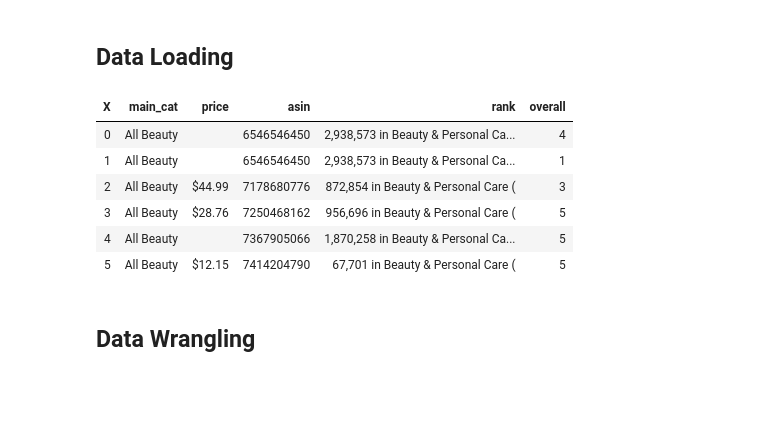
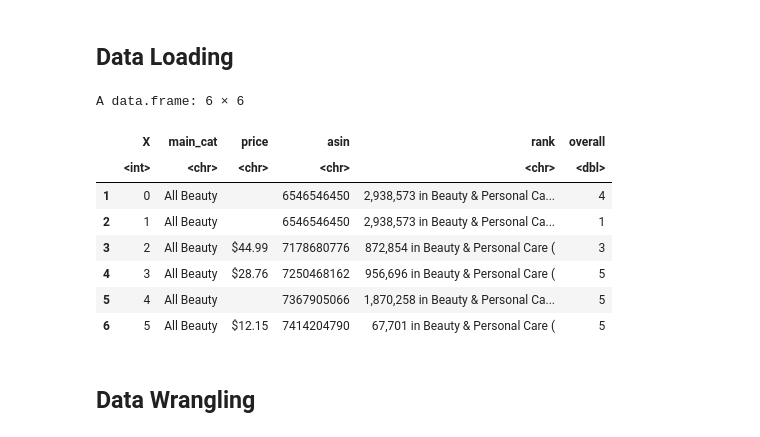
Before and after one commit to anhndq01/ECON-326-Project, a Jupyter notebook: Final_Project_v1_notebook.ipynb, the cells around one changed output. Saved outputs shown, nothing was run; the diff lists cells and outputs as text; code cells hidden in the pictures; blank space fills up the shorter version.

```diff
--- a/Final_Project_v1_notebook.ipynb
+++ b/Final_Project_v1_notebook.ipynb
@@ -34,16 +34,18 @@ The following object is masked from 'package:purrr':
 # %% [markdown]
 ## Data Loading
 # %%
-amazon_data <- read.csv("amazon_beauty_data.csv")
+amazon_data <- read.csv("data/amazon_beauty_data.csv")
 head(amazon_data)
 # %% [output]
+A data.frame: 6 × 6
-| X | main_cat | price | asin | rank | overall |
-| 0 | All Beauty |  | 6546546450 | 2,938,573 in Beauty & Personal Ca... | 4 |
-| 1 | All Beauty |  | 6546546450 | 2,938,573 in Beauty & Personal Ca... | 1 |
-| 2 | All Beauty | $44.99 | 7178680776 | 872,854 in Beauty & Personal Care ( | 3 |
-| 3 | All Beauty | $28.76 | 7250468162 | 956,696 in Beauty & Personal Care ( | 5 |
-| 4 | All Beauty |  | 7367905066 | 1,870,258 in Beauty & Personal Ca... | 5 |
-| 5 | All Beauty | $12.15 | 7414204790 | 67,701 in Beauty & Personal Care ( | 5 |
+|  | X | main_cat | price | asin | rank | overall |
+|  | <int> | <chr> | <chr> | <chr> | <chr> | <dbl> |
+| 1 | 0 | All Beauty |  | 6546546450 | 2,938,573 in Beauty & Personal Ca... | 4 |
+| 2 | 1 | All Beauty |  | 6546546450 | 2,938,573 in Beauty & Personal Ca... | 1 |
+| 3 | 2 | All Beauty | $44.99 | 7178680776 | 872,854 in Beauty & Personal Care ( | 3 |
+| 4 | 3 | All Beauty | $28.76 | 7250468162 | 956,696 in Beauty & Personal Care ( | 5 |
+| 5 | 4 | All Beauty |  | 7367905066 | 1,870,258 in Beauty & Personal Ca... | 5 |
+| 6 | 5 | All Beauty | $12.15 | 7414204790 | 67,701 in Beauty & Personal Care ( | 5 |
 # %% [markdown]
 ## Data Wrangling
 # %% [markdown]
```
Also changed, not shown: parts of 16 cells of this notebook.
